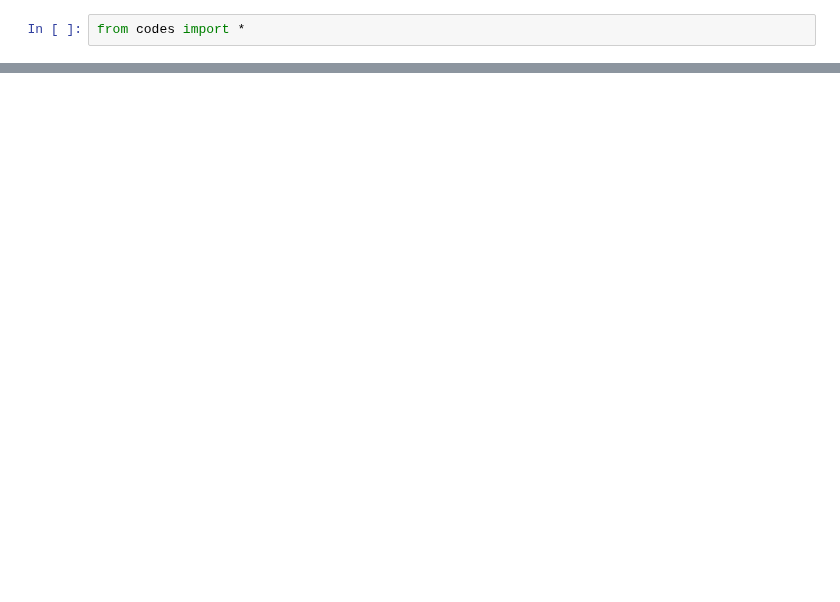
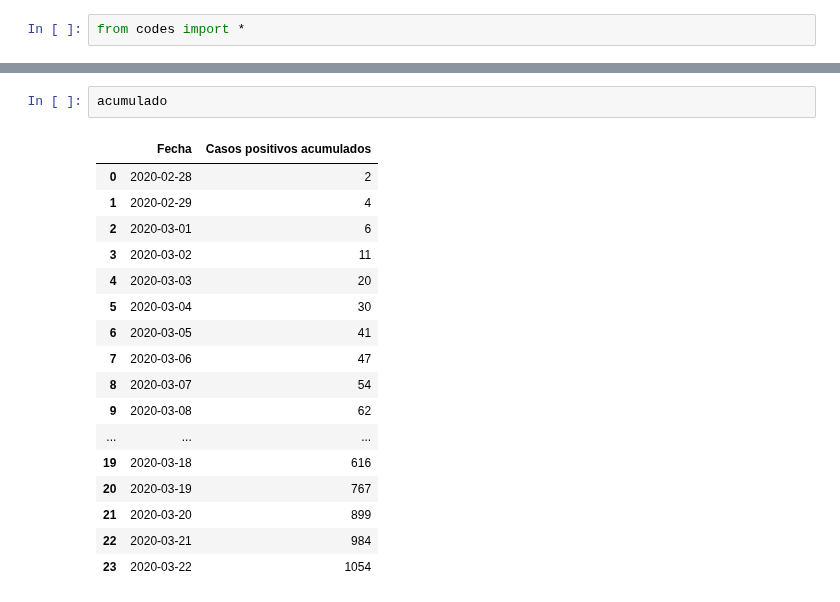
Before and after one commit to Marcos0526/Estimation-of-epidemiological-parameters, a Jupyter notebook: Codigos/plots.ipynb, the cells around one changed output, grey strips where cells are left out. Saved outputs shown, nothing was run; the diff lists cells and outputs as text; blank space fills up the shorter version.

```diff
--- a/Codigos/plots.ipynb
+++ b/Codigos/plots.ipynb
@@ -30,0 +37,20 @@ Defunciones acumuladas:  113
+# %%
+acumulado
+# %% [output]
+|  | Fecha | Casos positivos acumulados |
+| 0 | 2020-02-28 | 2 |
+| 1 | 2020-02-29 | 4 |
+| 2 | 2020-03-01 | 6 |
+| 3 | 2020-03-02 | 11 |
+| 4 | 2020-03-03 | 20 |
+| 5 | 2020-03-04 | 30 |
+| 6 | 2020-03-05 | 41 |
+| 7 | 2020-03-06 | 47 |
+| 8 | 2020-03-07 | 54 |
+| 9 | 2020-03-08 | 62 |
+| ... | ... | ... |
+| 19 | 2020-03-18 | 616 |
+| 20 | 2020-03-19 | 767 |
+| 21 | 2020-03-20 | 899 |
+| 22 | 2020-03-21 | 984 |
+| 23 | 2020-03-22 | 1054 |
```
Also changed, not shown: parts of 4 cells of this notebook, 2 other files.
